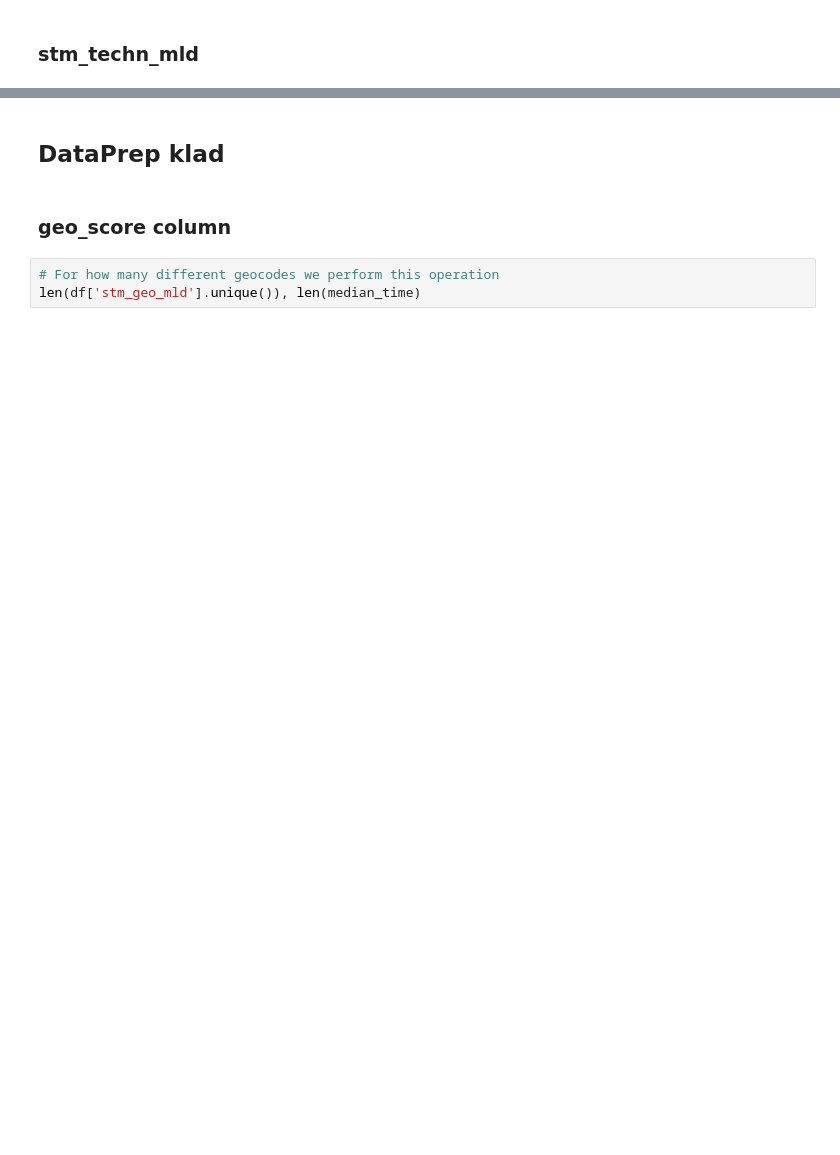
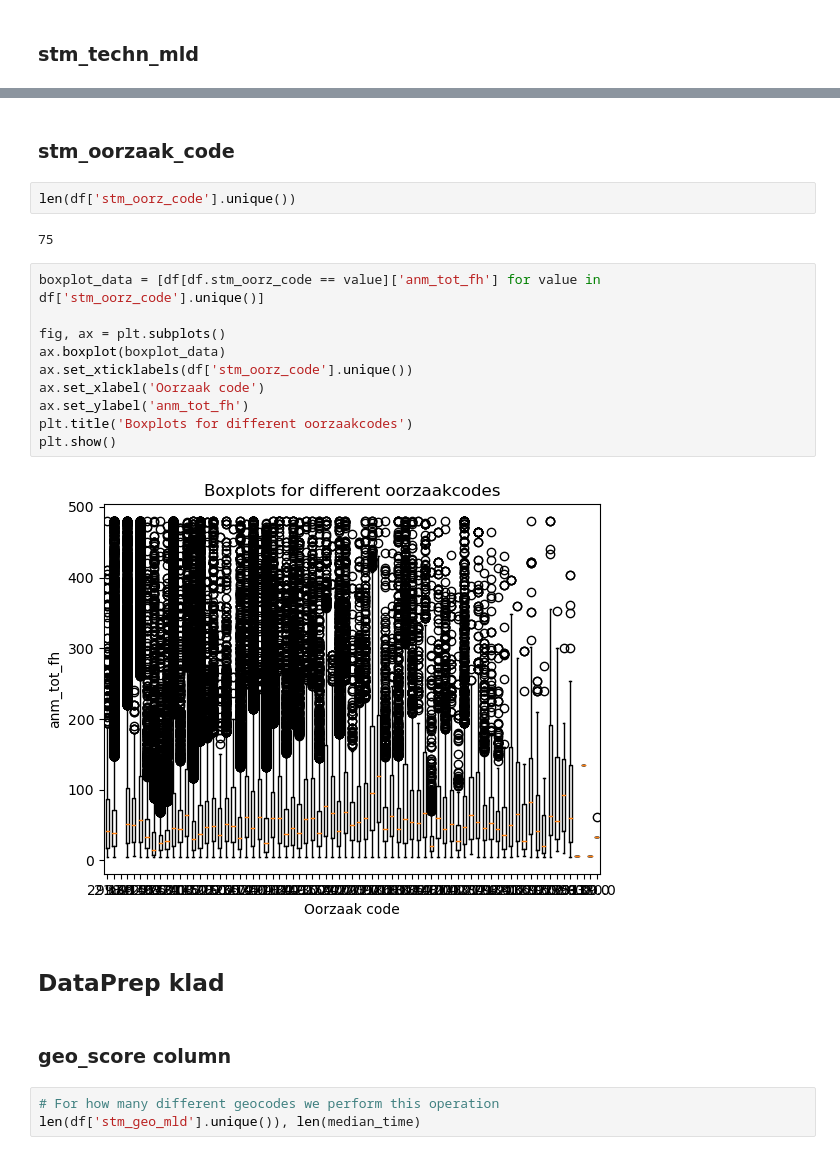
Before and after one commit to GuuscoNL/data-driven-business, a Jupyter notebook: DataExploration.ipynb, the cells around one changed output, grey strips where cells are left out. Saved outputs shown, nothing was run; the diff lists cells and outputs as text; blank space fills up the shorter version.

```diff
--- a/DataExploration.ipynb
+++ b/DataExploration.ipynb
@@ -216,3 +286,21 @@ plt.show()
+# %% [markdown]
+### stm_oorzaak_code
+# %%
+len(df['stm_oorz_code'].unique())
+# %% [output]
+75
+# %%
+boxplot_data = [df[df.stm_oorz_code == value]['anm_tot_fh'] for value in df['stm_oorz_code'].unique()]
+
+fig, ax = plt.subplots()
+ax.boxplot(boxplot_data)
+ax.set_xticklabels(df['stm_oorz_code'].unique())
+ax.set_xlabel('Oorzaak code')
+ax.set_ylabel('anm_tot_fh')
+plt.title('Boxplots for different oorzaakcodes')
+plt.show()
+# %% [output]
+[figure, added]
 # %% [markdown]
 ## DataPrep klad
 # %% [markdown]
```
Also changed, not shown: parts of 19 cells of this notebook, 1 other file.
